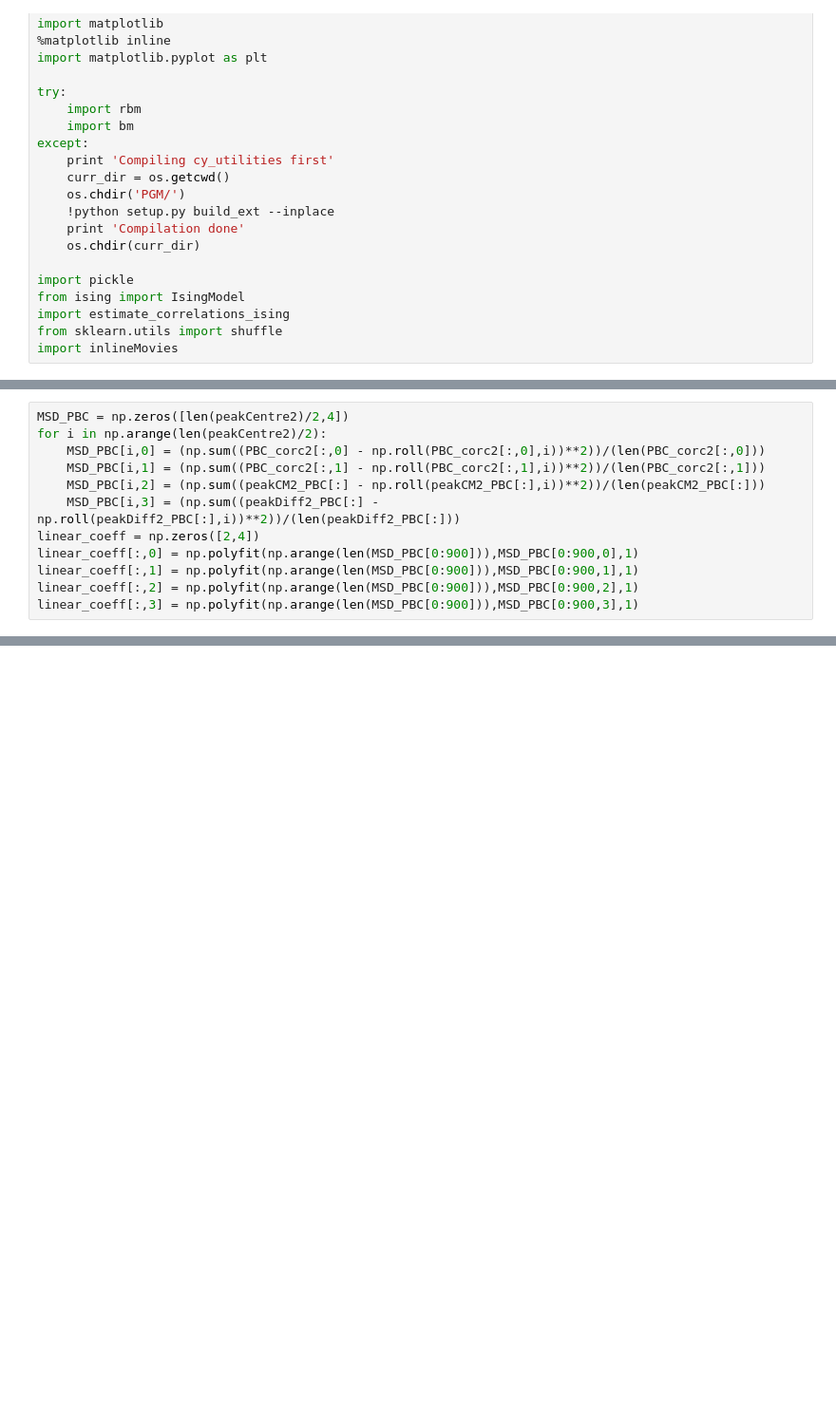
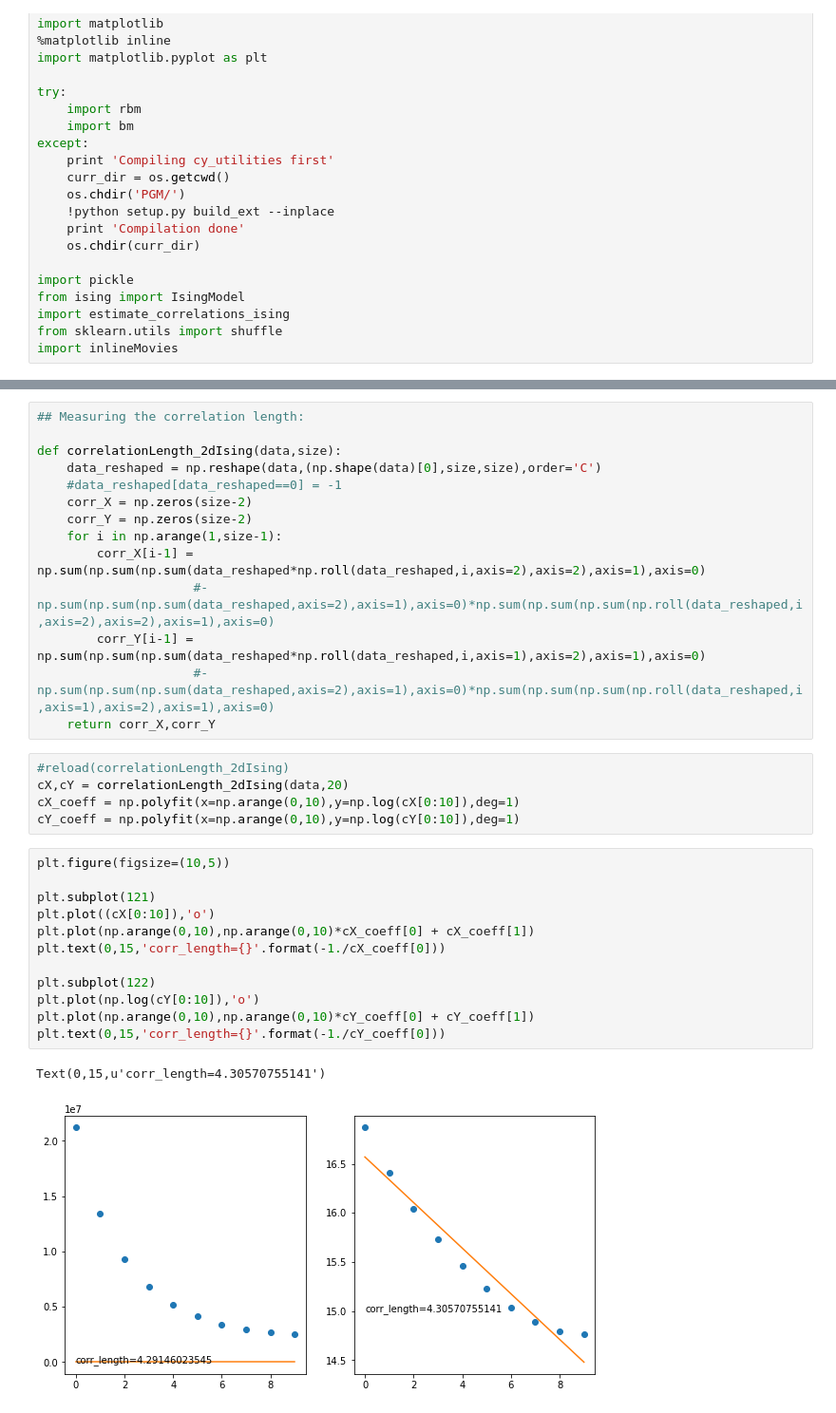
Before and after one commit to btemoshir/learningDynamics, a Jupyter notebook: 20_ising2D.ipynb, the cells around one changed output, grey strips where cells are left out. Shown at 95% size. Saved outputs shown, nothing was run; the diff lists cells and outputs as text; blank space fills up the shorter version.

```diff
--- a/20_ising2D.ipynb
+++ b/20_ising2D.ipynb
@@ -121,12 +32,0 @@ plt.legend()
-# %%
-MSD_PBC = np.zeros([len(peakCentre2)/2,4])
-for i in np.arange(len(peakCentre2)/2):
-    MSD_PBC[i,0] = (np.sum((PBC_corc2[:,0] - np.roll(PBC_corc2[:,0],i))**2))/(len(PBC_corc2[:,0]))
-    MSD_PBC[i,1] = (np.sum((PBC_corc2[:,1] - np.roll(PBC_corc2[:,1],i))**2))/(len(PBC_corc2[:,1]))
-    MSD_PBC[i,2] = (np.sum((peakCM2_PBC[:] - np.roll(peakCM2_PBC[:],i))**2))/(len(peakCM2_PBC[:]))
-    MSD_PBC[i,3] = (np.sum((peakDiff2_PBC[:] - np.roll(peakDiff2_PBC[:],i))**2))/(len(peakDiff2_PBC[:]))
-linear_coeff = np.zeros([2,4])
-linear_coeff[:,0] = np.polyfit(np.arange(len(MSD_PBC[0:900])),MSD_PBC[0:900,0],1)
-linear_coeff[:,1] = np.polyfit(np.arange(len(MSD_PBC[0:900])),MSD_PBC[0:900,1],1)
-linear_coeff[:,2] = np.polyfit(np.arange(len(MSD_PBC[0:900])),MSD_PBC[0:900,2],1)
-linear_coeff[:,3] = np.polyfit(np.arange(len(MSD_PBC[0:900])),MSD_PBC[0:900,3],1)
@@ -146,0 +81,34 @@ plt.legend()
+# %%
+## Measuring the correlation length:
+
+def correlationLength_2dIsing(data,size):
+    data_reshaped = np.reshape(data,(np.shape(data)[0],size,size),order='C')
+    #data_reshaped[data_reshaped==0] = -1
+    corr_X = np.zeros(size-2)
+    corr_Y = np.zeros(size-2)
+    for i in np.arange(1,size-1):
+        corr_X[i-1] = np.sum(np.sum(np.sum(data_reshaped*np.roll(data_reshaped,i,axis=2),axis=2),axis=1),axis=0)
+                     #-np.sum(np.sum(np.sum(data_reshaped,axis=2),axis=1),axis=0)*np.sum(np.sum(np.sum(np.roll(data_reshaped,i,axis=2),axis=2),axis=1),axis=0)
+        corr_Y[i-1] = np.sum(np.sum(np.sum(data_reshaped*np.roll(data_reshaped,i,axis=1),axis=2),axis=1),axis=0)
+                     #-np.sum(np.sum(np.sum(data_reshaped,axis=2),axis=1),axis=0)*np.sum(np.sum(np.sum(np.roll(data_reshaped,i,axis=1),axis=2),axis=1),axis=0)
+    return corr_X,corr_Y
+# %%
+#reload(correlationLength_2dIsing)
+cX,cY = correlationLength_2dIsing(data,20)
+cX_coeff = np.polyfit(x=np.arange(0,10),y=np.log(cX[0:10]),deg=1)
+cY_coeff = np.polyfit(x=np.arange(0,10),y=np.log(cY[0:10]),deg=1)
+# %%
+plt.figure(figsize=(10,5))
+
+plt.subplot(121)
+plt.plot((cX[0:10]),'o')
+plt.plot(np.arange(0,10),np.arange(0,10)*cX_coeff[0] + cX_coeff[1])
+plt.text(0,15,'corr_length={}'.format(-1./cX_coeff[0]))
+
+plt.subplot(122)
+plt.plot(np.log(cY[0:10]),'o')
+plt.plot(np.arange(0,10),np.arange(0,10)*cY_coeff[0] + cY_coeff[1])
+plt.text(0,15,'corr_length={}'.format(-1./cY_coeff[0]))
+# %% [output]
+Text(0,15,u'corr_length=4.30570755141')
+[figure, added]
```
Also changed, not shown: parts of 76 cells of this notebook, 11 other files.
